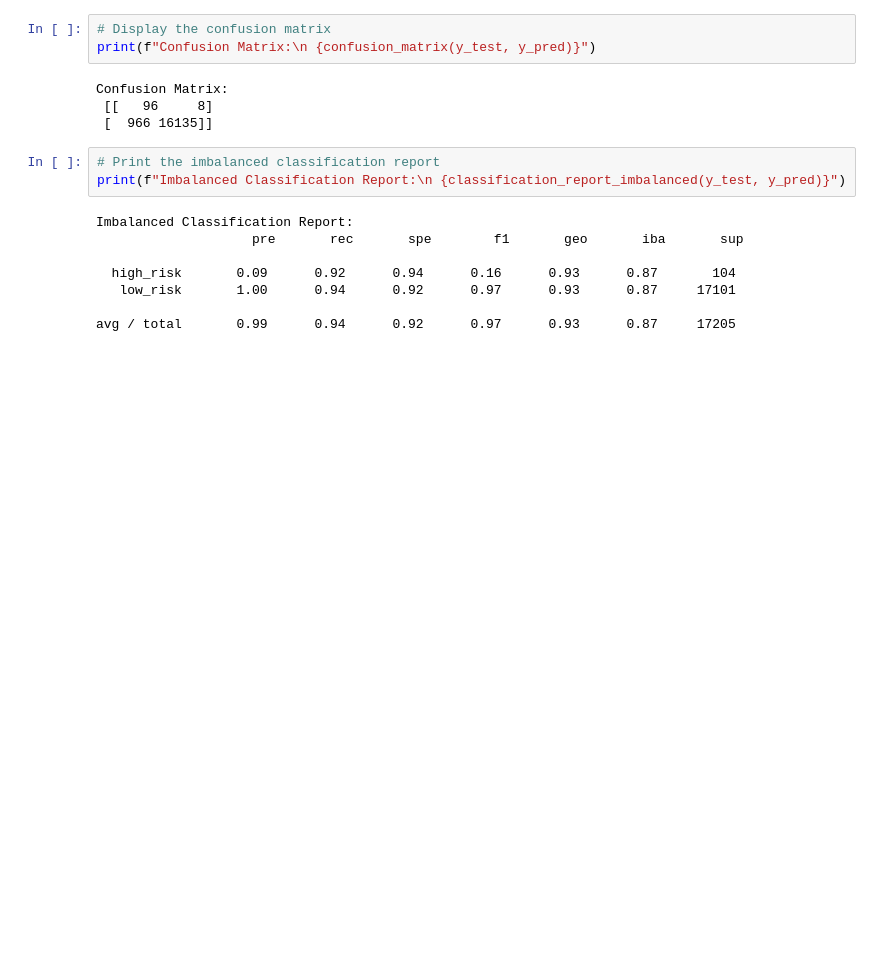
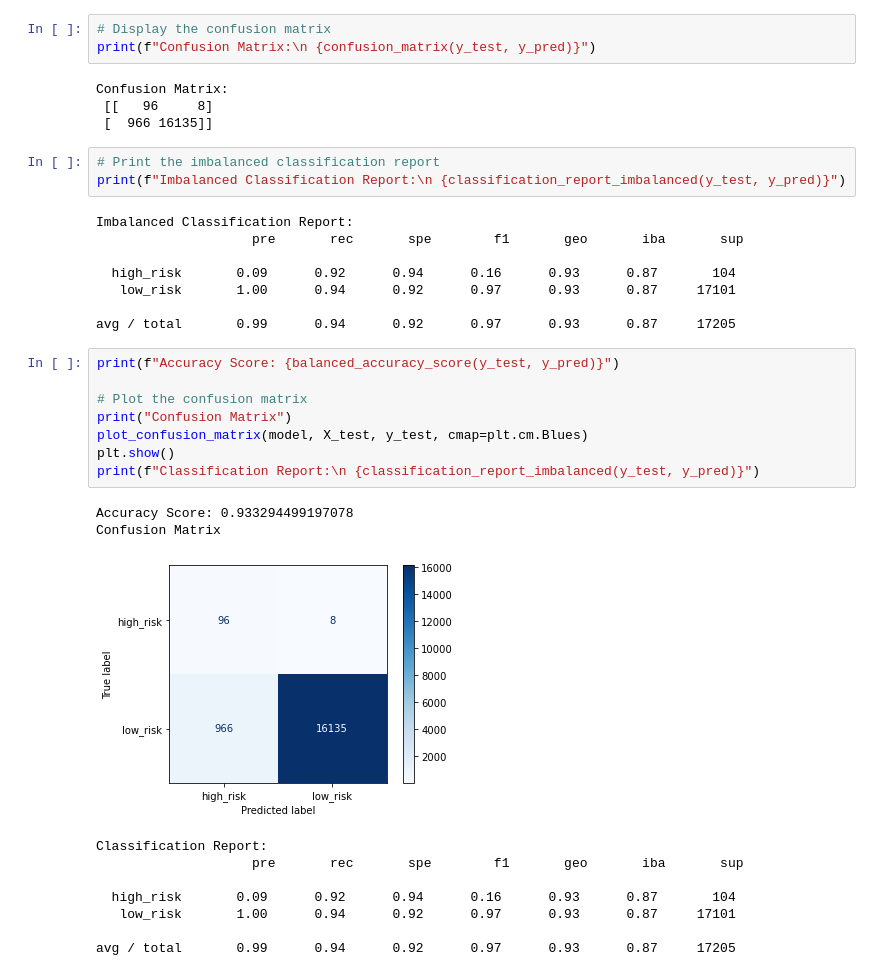
Before and after one commit to Jarviniazh/Module-17-Credit-Risk-Analysis, a Jupyter notebook: credit_risk_ensemble.ipynb, the cells around one changed output. Saved outputs shown, nothing was run; the diff lists cells and outputs as text; blank space fills up the shorter version.

```diff
--- a/credit_risk_ensemble.ipynb
+++ b/credit_risk_ensemble.ipynb
@@ -208,3 +229,22 @@ Imbalanced Classification Report:
    low_risk       1.00      0.94      0.92      0.97      0.93      0.87     17101
 
 avg / total       0.99      0.94      0.92      0.97      0.93      0.87     17205
+# %%
+print(f"Accuracy Score: {balanced_accuracy_score(y_test, y_pred)}")
+
+# Plot the confusion matrix
+print("Confusion Matrix")
+plot_confusion_matrix(model, X_test, y_test, cmap=plt.cm.Blues)
+plt.show()
+print(f"Classification Report:\n {classification_report_imbalanced(y_test, y_pred)}")
+# %% [output]
+Accuracy Score: 0.933294499197078
+Confusion Matrix
+[figure, added]
+Classification Report:
+                    pre       rec       spe        f1       geo       iba       sup
+
+  high_risk       0.09      0.92      0.94      0.16      0.93      0.87       104
+   low_risk       1.00      0.94      0.92      0.97      0.93      0.87     17101
+
+avg / total       0.99      0.94      0.92      0.97      0.93      0.87     17205
```
Also changed, not shown: parts of 4 cells of this notebook.
